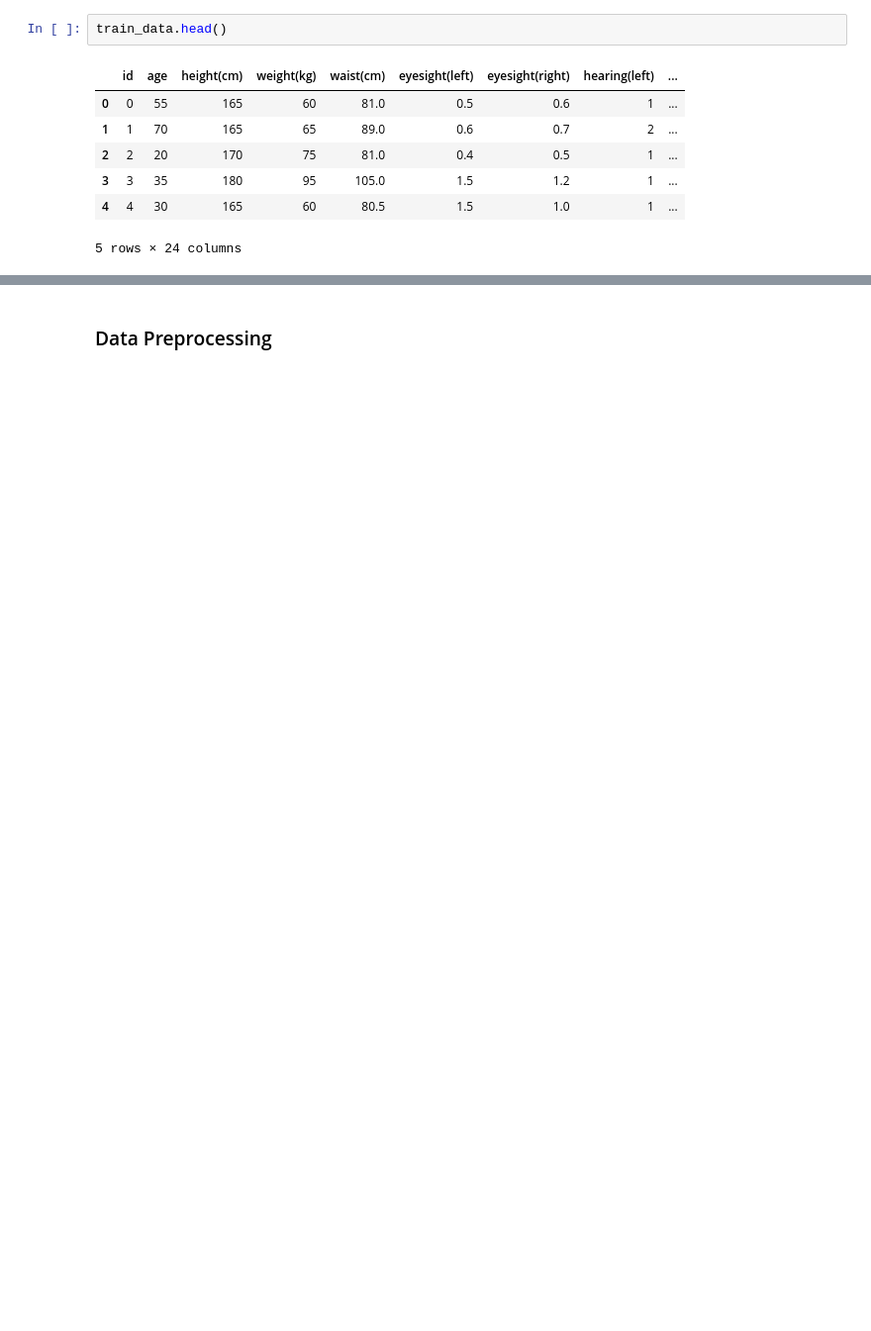
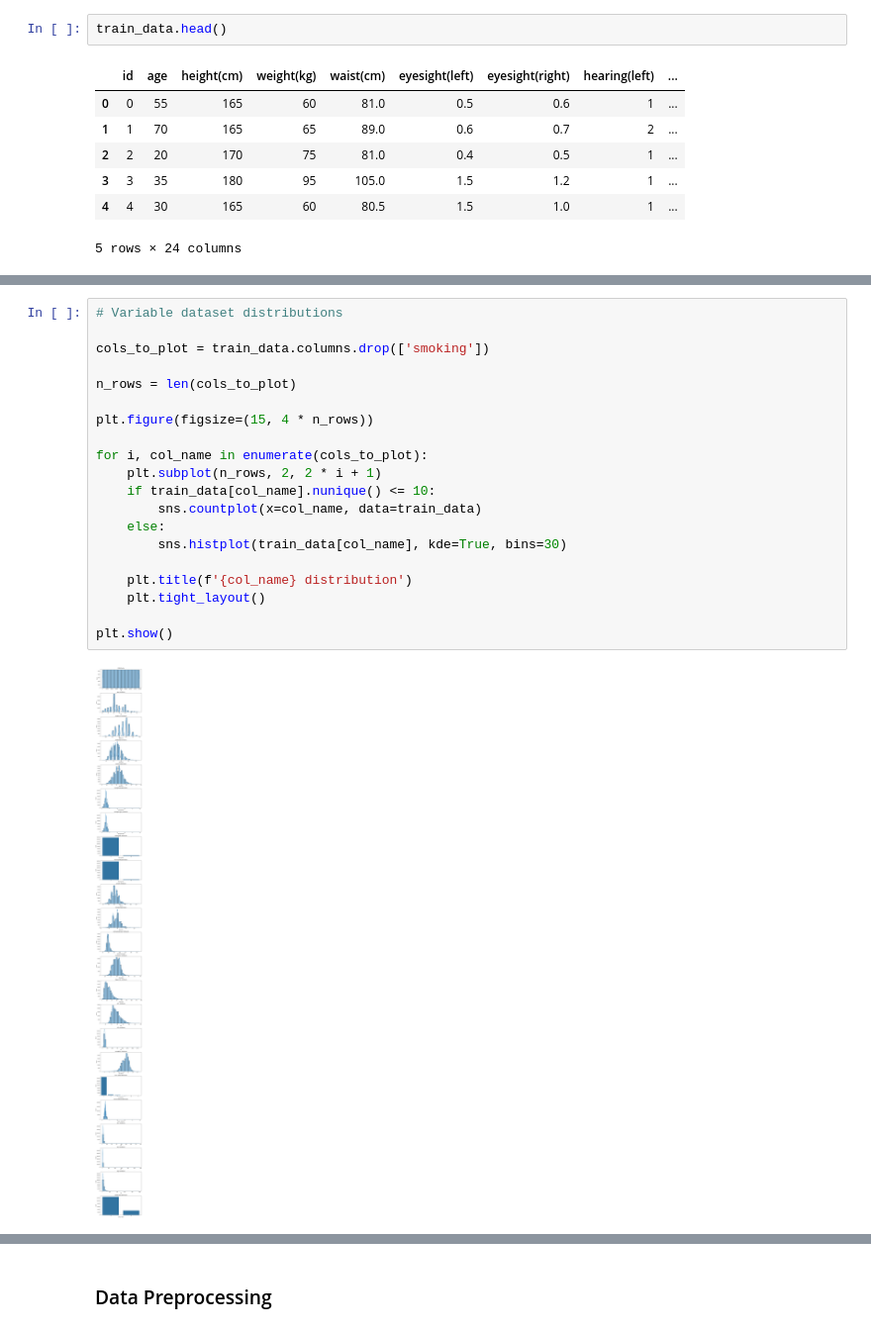
Before and after one commit to T2LIPthedeveloper/ML-and-AI-Projects, a Jupyter notebook: Binary-Prediction-Smoker-Bio-Signals/smoker_bio_pred_v1.ipynb, the cells around one changed output, grey strips where cells are left out. Shown at 99% size. Saved outputs shown, nothing was run; the diff lists cells and outputs as text; blank space fills up the shorter version.

```diff
--- a/Binary-Prediction-Smoker-Bio-Signals/smoker_bio_pred_v1.ipynb
+++ b/Binary-Prediction-Smoker-Bio-Signals/smoker_bio_pred_v1.ipynb
@@ -41,0 +123,22 @@ train_data.head()
+# %%
+# Variable dataset distributions
+
+cols_to_plot = train_data.columns.drop(['smoking'])
+
+n_rows = len(cols_to_plot)
+
+plt.figure(figsize=(15, 4 * n_rows))
+
+for i, col_name in enumerate(cols_to_plot):
+    plt.subplot(n_rows, 2, 2 * i + 1)
+    if train_data[col_name].nunique() <= 10:
+        sns.countplot(x=col_name, data=train_data)
+    else:
+        sns.histplot(train_data[col_name], kde=True, bins=30)
+
+    plt.title(f'{col_name} distribution')
+    plt.tight_layout()
+
+plt.show()
+# %% [output]
+[figure, added]
```
Also changed, not shown: parts of 24 cells of this notebook, 3 other files.
